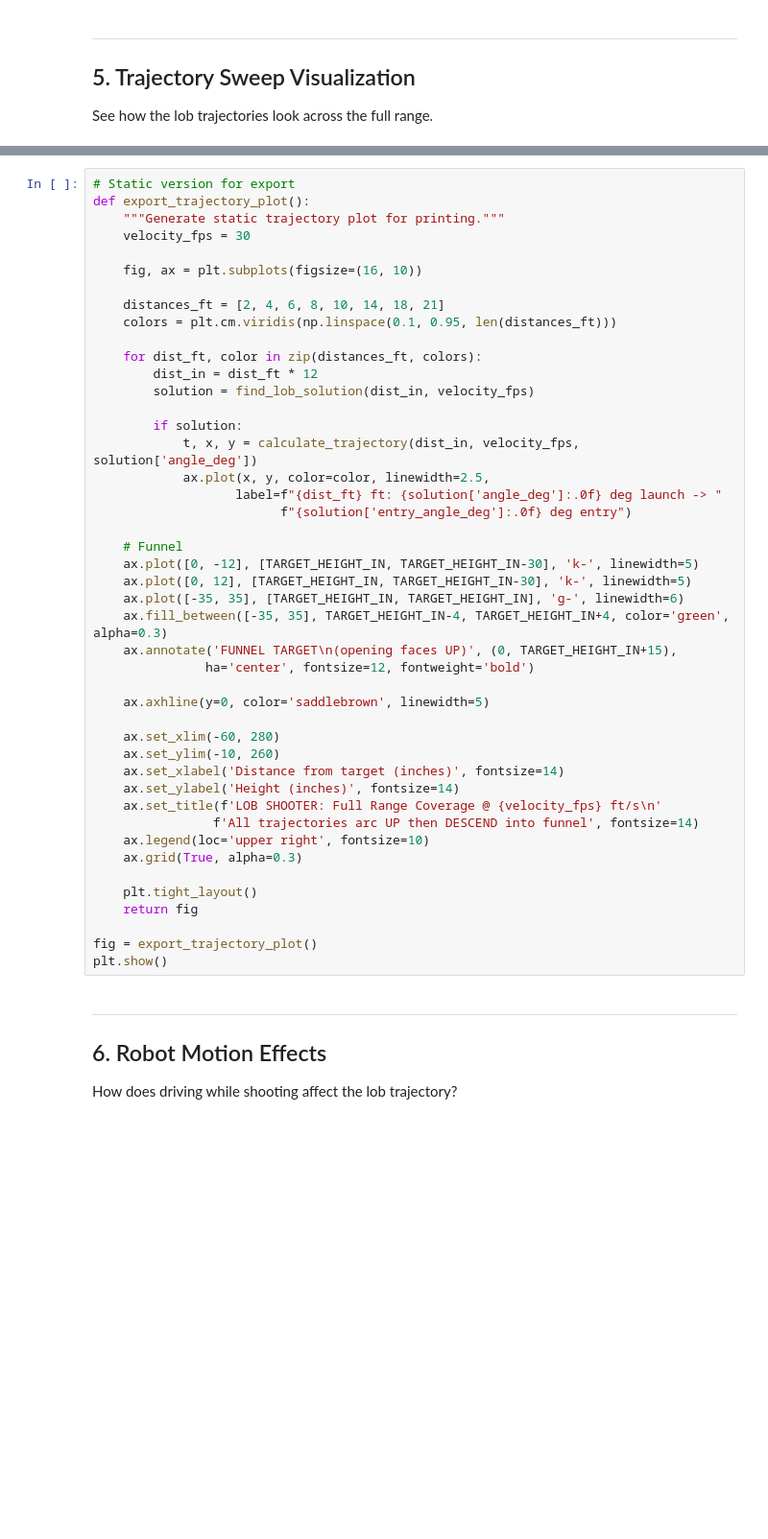
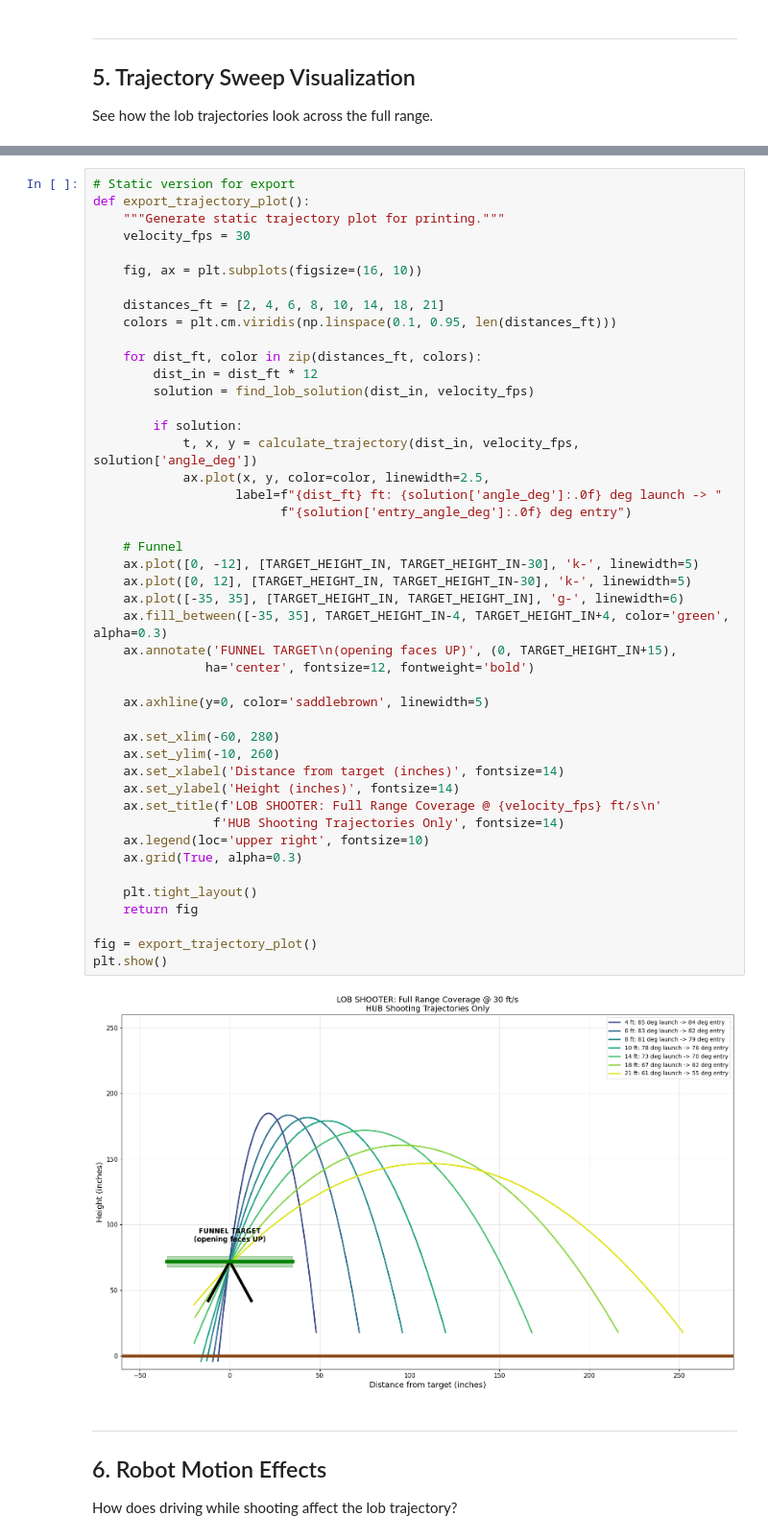
Before and after one commit to 63hz/projectile_sim, a Jupyter notebook: shooter_analysis.ipynb, the cells around one changed output, grey strips where cells are left out. Shown at 96% size. Cells and saved outputs as stored; diff of their text form; blank space fills up the shorter version.

```diff
--- a/shooter_analysis.ipynb
+++ b/shooter_analysis.ipynb
@@ -453,34 +491,36 @@ def export_trajectory_plot():
 
         if solution:
             t, x, y = calculate_trajectory(dist_in, velocity_fps, solution['angle_deg'])
             ax.plot(x, y, color=color, linewidth=2.5,
                    label=f"{dist_ft} ft: {solution['angle_deg']:.0f} deg launch -> "
                          f"{solution['entry_angle_deg']:.0f} deg entry")
 
     # Funnel
     ax.plot([0, -12], [TARGET_HEIGHT_IN, TARGET_HEIGHT_IN-30], 'k-', linewidth=5)
     ax.plot([0, 12], [TARGET_HEIGHT_IN, TARGET_HEIGHT_IN-30], 'k-', linewidth=5)
     ax.plot([-35, 35], [TARGET_HEIGHT_IN, TARGET_HEIGHT_IN], 'g-', linewidth=6)
     ax.fill_between([-35, 35], TARGET_HEIGHT_IN-4, TARGET_HEIGHT_IN+4, color='green', alpha=0.3)
     ax.annotate('FUNNEL TARGET\n(opening faces UP)', (0, TARGET_HEIGHT_IN+15),
                ha='center', fontsize=12, fontweight='bold')
 
     ax.axhline(y=0, color='saddlebrown', linewidth=5)
 
     ax.set_xlim(-60, 280)
     ax.set_ylim(-10, 260)
     ax.set_xlabel('Distance from target (inches)', fontsize=14)
     ax.set_ylabel('Height (inches)', fontsize=14)
     ax.set_title(f'LOB SHOOTER: Full Range Coverage @ {velocity_fps} ft/s\n'
-                f'All trajectories arc UP then DESCEND into funnel', fontsize=14)
+                f'HUB Shooting Trajectories Only', fontsize=14)
     ax.legend(loc='upper right', fontsize=10)
     ax.grid(True, alpha=0.3)
 
     plt.tight_layout()
     return fig
 
 fig = export_trajectory_plot()
 plt.show()
+# %% [output]
+[figure, added]
 # %% [markdown]
 ---
 ## 6. Robot Motion Effects
```
Also changed, not shown: parts of 30 cells of this notebook, 7 other files.
